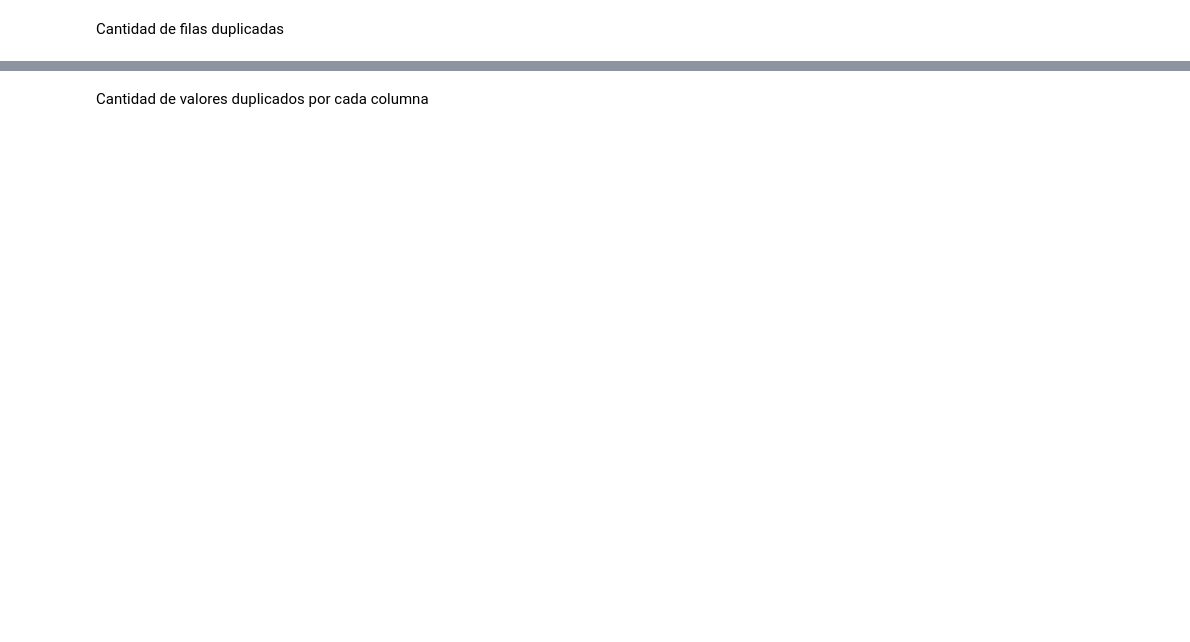
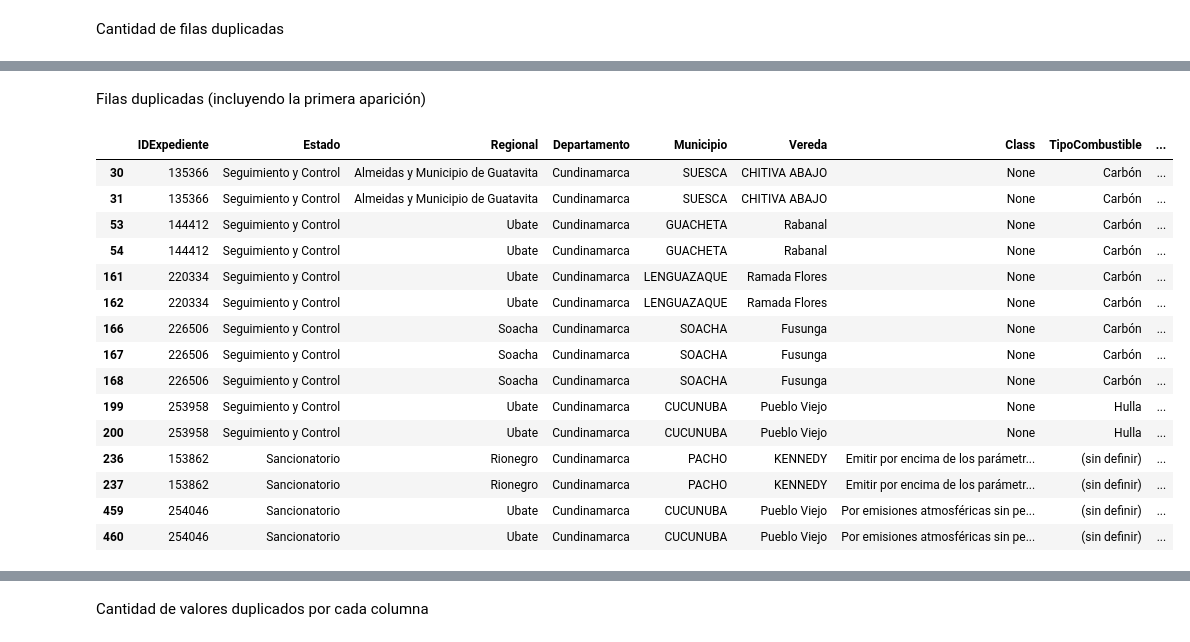
Before and after one commit to sariswis/Proyecto-Visual-Analytics, a Jupyter notebook: entendimiento/Dataset 2 - Lugares de emisiones.ipynb, the cells around one changed output, grey strips where cells are left out. Drawn from its saved outputs; the diff is of its cells as text; code cells hidden in the pictures; blank space fills up the shorter version.

```diff
--- a/entendimiento/Dataset 2 - Lugares de emisiones.ipynb
+++ b/entendimiento/Dataset 2 - Lugares de emisiones.ipynb
@@ -523,0 +559,21 @@ print(f"{total_duplicate_rows} duplicate rows ({duplicate_rows_percentage:.2f}%)
+# %% [markdown]
+Filas duplicadas (incluyendo la primera aparición)
+# %%
+df[df.duplicated(keep=False)]
+# %% [output]
+|  | IDExpediente | Estado | Regional | Departamento | Municipio | Vereda | Class | TipoCombustible | ... |
+| 30 | 135366 | Seguimiento y Control | Almeidas y Municipio de Guatavita | Cundinamarca | SUESCA | CHITIVA ABAJO | None | Carbón | ... |
+| 31 | 135366 | Seguimiento y Control | Almeidas y Municipio de Guatavita | Cundinamarca | SUESCA | CHITIVA ABAJO | None | Carbón | ... |
+| 53 | 144412 | Seguimiento y Control | Ubate | Cundinamarca | GUACHETA | Rabanal | None | Carbón | ... |
+| 54 | 144412 | Seguimiento y Control | Ubate | Cundinamarca | GUACHETA | Rabanal | None | Carbón | ... |
+| 161 | 220334 | Seguimiento y Control | Ubate | Cundinamarca | LENGUAZAQUE | Ramada Flores | None | Carbón | ... |
+| 162 | 220334 | Seguimiento y Control | Ubate | Cundinamarca | LENGUAZAQUE | Ramada Flores | None | Carbón | ... |
+| 166 | 226506 | Seguimiento y Control | Soacha | Cundinamarca | SOACHA | Fusunga | None | Carbón | ... |
+| 167 | 226506 | Seguimiento y Control | Soacha | Cundinamarca | SOACHA | Fusunga | None | Carbón | ... |
+| 168 | 226506 | Seguimiento y Control | Soacha | Cundinamarca | SOACHA | Fusunga | None | Carbón | ... |
+| 199 | 253958 | Seguimiento y Control | Ubate | Cundinamarca | CUCUNUBA | Pueblo Viejo | None | Hulla | ... |
+| 200 | 253958 | Seguimiento y Control | Ubate | Cundinamarca | CUCUNUBA | Pueblo Viejo | None | Hulla | ... |
+| 236 | 153862 | Sancionatorio | Rionegro | Cundinamarca | PACHO | KENNEDY | Emitir por encima de los parámetr... | (sin definir) | ... |
+| 237 | 153862 | Sancionatorio | Rionegro | Cundinamarca | PACHO | KENNEDY | Emitir por encima de los parámetr... | (sin definir) | ... |
+| 459 | 254046 | Sancionatorio | Ubate | Cundinamarca | CUCUNUBA | Pueblo Viejo | Por emisiones atmosféricas sin pe... | (sin definir) | ... |
+| 460 | 254046 | Sancionatorio | Ubate | Cundinamarca | CUCUNUBA | Pueblo Viejo | Por emisiones atmosféricas sin pe... | (sin definir) | ... |
```
Also changed, not shown: parts of 26 cells of this notebook, 1 other file.
